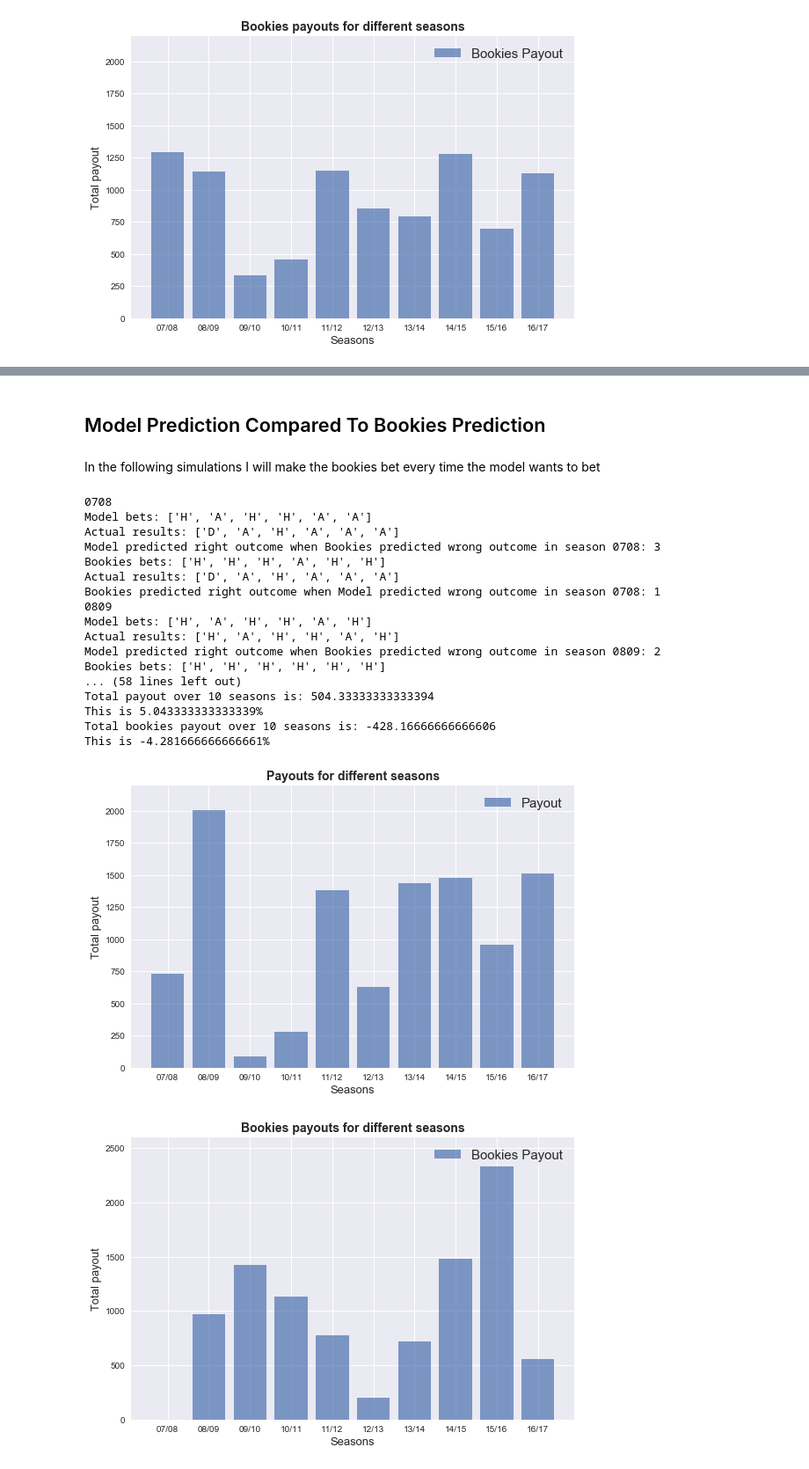
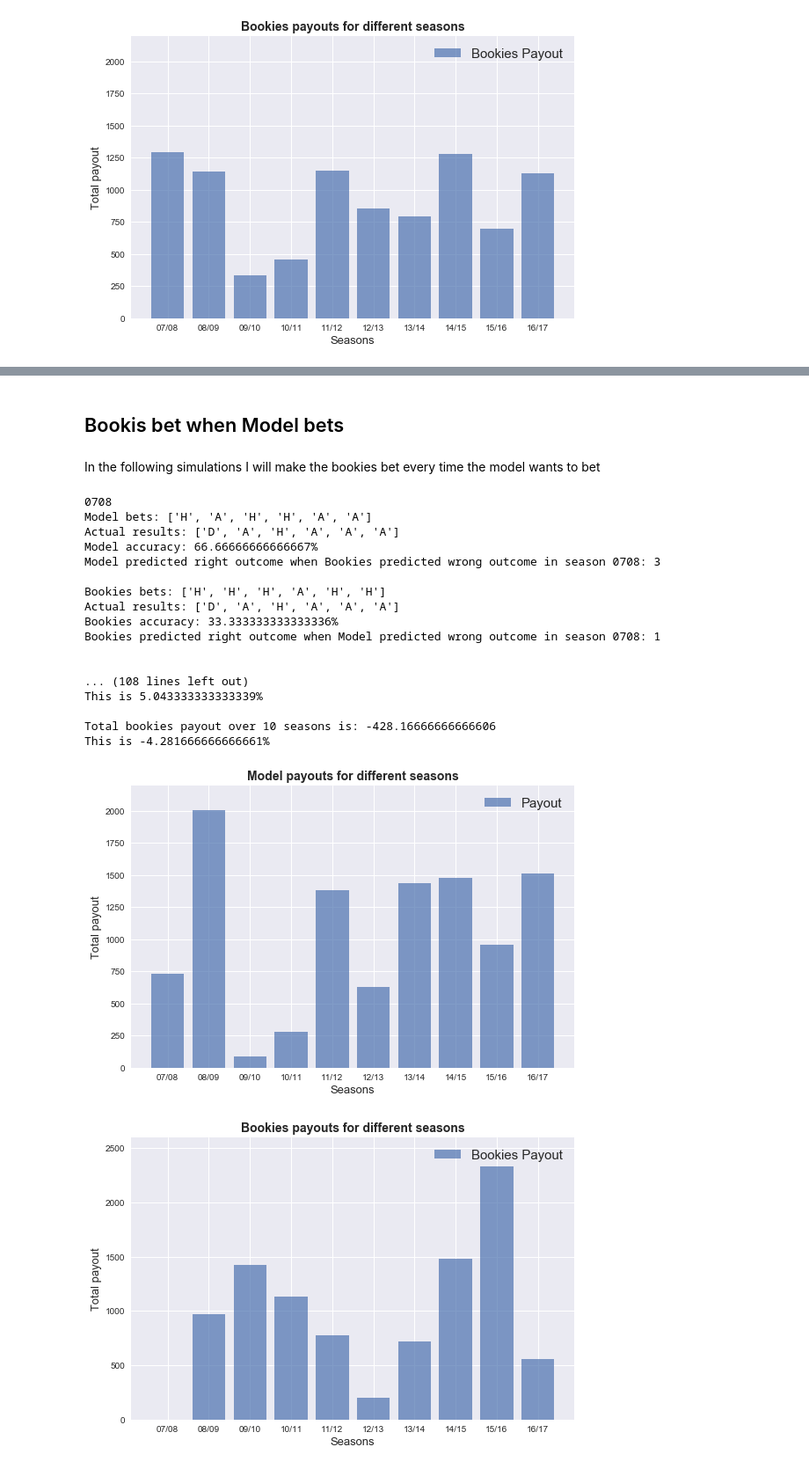
Before and after one commit to AlexBangerl/Applied-Math-Project, a Jupyter notebook: Poisson Prediction Model.ipynb, the cells around one changed output, grey strips where cells are left out. Shown at 88% size. Saved outputs shown, nothing was run; the diff lists cells and outputs as text; code cells hidden in the pictures.

```diff
--- a/Poisson Prediction Model.ipynb
+++ b/Poisson Prediction Model.ipynb
@@ -334,8 +574,0 @@ Total payout for season 1415 is 1480.0 and the win is 48.0%
-# %%
-#simulate last 10 games of season 13/14
-x = 1000
-season = '1314'
-total_payout = simulate(season, x)[0]
-win_percent = ((total_payout / x) - 1)*100
-
-print('Total payout for season {} is {} and the win is {}%'.format(season, total_payout, win_percent))
@@ -346,8 +574,0 @@ Total payout for season 1314 is 1435.0 and the win is 43.50000000000001%
-# %%
-#simulate last 10 games of season 12/13
-x = 1000
-season = '1213'
-total_payout = simulate(season, x)[0]
-win_percent = ((total_payout / x) - 1)*100
-
-print('Total payout for season {} is {} and the win is {}%'.format(season, total_payout, win_percent))
@@ -666,5 +777,5 @@ This is 14.31666666666666%
-# %% [markdown]
-## Model Prediction Compared To Bookies Prediction
+# %% [markdown]
+## Bookis bet when Model bets
 # %% [markdown]
 In the following simulations I will make the bookies bet every time the model wants to bet
 # %%
@@ -719,10 +830,7 @@ def simulate4(season, x):
                 bookies_bets.append('A')
                 bookies_results.append(epl_winner['Winner'][i])
                 bookies_odds.append((float)(epl_odds['B365A'][i]))
-            '''if ((1/epl_odds['B365H'][i]) < (1/epl_odds['B365A'][i]) and epl_winner['Winner'][i] == 'H'):
-                model_wins += 1
-            if ((1/epl_odds['B365H'][i]) < (1/epl_odds['B365A'][i]) and epl_winner['Winner'][i] == 'A'):
-                bookies_wins += 1 '''
+
         elif away_win > 0.55:
             bets.append('A')
             results.append(epl_winner['Winner'][i])
@@ -735,14 +843,14 @@ def simulate4(season, x):
                 bookies_bets.append('A')
                 bookies_results.append(epl_winner['Winner'][i])
                 bookies_odds.append((float)(epl_odds['B365A'][i]))
-            '''if ((1/epl_odds['B365H'][i]) > (1/epl_odds['B365A'][i]) and epl_winner['Winner'][i] == 'A'):
-                model_wins += 1
-            if ((1/epl_odds['B365H'][i]) > (1/epl_odds['B365A'][i]) and epl_winner['Winner'][i] == 'H'):
-                bookies_wins += 1'''
+
+    model_acc = 0
+    bookies_acc = 0
 
     for k in range(0, len(bets)):
         if bets[k] == results[k]:
             payout += (odds[k]*(x/len(bets)))
+            model_acc += 1
             if bookies_bets[k] != results[k]:
                 model_wins += 1
         elif bets[k] != results[k]:
@@ -750,17 +858,22 @@ def simulate4(season, x):
             if bookies_bets[k] == results[k]:
                 bookies_wins += 1
         if bookies_bets[k] == bookies_results[k]:
+            bookies_acc += 1
             bookies_payout += (bookies_odds[k]*(x/len(bookies_bets)))
         elif bookies_bets[k] != bookies_results[k]:
             bookies_payout -= x/len(bookies_bets)
 
-
+    print()
+    print()
     print(season)
     print("Model bets: {}".format(bets))
     print("Actual results: {}".format(results))
+    print("Model accuracy: {}%".format((model_acc*100)/len(bets)))
     print("Model predicted right outcome when Bookies predicted wrong outcome in season {}: {}".format(season,model_wins))
+    print()
     print("Bookies bets: {}".format(bookies_bets))
     print("Actual results: {}".format(bookies_results))
+    print("Bookies accuracy: {}%".format((bookies_acc*100)/len(bookies_bets)))
     print("Bookies predicted right outcome when Model predicted wrong outcome in season {}: {}".format(season,bookies_wins))
 
     return [payout, bookies_payout]
@@ -779,9 +892,10 @@ for i in range(708,1718,101):
         payouts.append(simu[0])
         bookies_payouts.append(simu[1])
 
+print()
 print("Total payout over 10 seasons is: {}".format(np.sum(payouts)-(x*len(payouts))))
 print("This is {}%".format(((np.sum(payouts)-(x*len(payouts)))*100)/(x*len(payouts))))
-
+print()
 print("Total bookies payout over 10 seasons is: {}".format(np.sum(bookies_payouts)-(x*len(bookies_payouts))))
 print("This is {}%".format(((np.sum(bookies_payouts)-(x*len(bookies_payouts)))*100)/(x*len(bookies_payouts))))
 
@@ -789,40 +903,40 @@ x = np.arange(10)
 plt.bar(x, height= payouts, label='Payout', alpha=0.7)
 plt.xticks(x, ['07/08','08/09','09/10','10/11','11/12','12/13','13/14','14/15','15/16','16/17']);
 plt.legend(loc='upper right', fontsize=15)
 plt.xlabel("Seasons",size=13)
 plt.ylabel("Total payout",size=13)
-plt.title("Payouts for different seasons",size=14,fontweight='bold')
+plt.title("Model payouts for different seasons",size=14,fontweight='bold')
 plt.tight_layout()
 plt.ylim(0,2200)
 plt.show()
 
 x = np.arange(10)
 plt.bar(x, height= bookies_payouts, label='Bookies Payout', alpha=0.7)
 plt.xticks(x, ['07/08','08/09','09/10','10/11','11/12','12/13','13/14','14/15','15/16','16/17']);
 plt.legend(loc='upper right', fontsize=15)
 plt.xlabel("Seasons",size=13)
 plt.ylabel("Total payout",size=13)
 plt.title("Bookies payouts for different seasons",size=14,fontweight='bold')
 plt.tight_layout()
 plt.ylim(0,2600)
 plt.show()
 # %% [output]
 0708
 Model bets: ['H', 'A', 'H', 'H', 'A', 'A']
 Actual results: ['D', 'A', 'H', 'A', 'A', 'A']
+Model accuracy: 66.66666666666667%
 Model predicted right outcome when Bookies predicted wrong outcome in season 0708: 3
+
 Bookies bets: ['H', 'H', 'H', 'A', 'H', 'H']
 Actual results: ['D', 'A', 'H', 'A', 'A', 'A']
+Bookies accuracy: 33.333333333333336%
 Bookies predicted right outcome when Model predicted wrong outcome in season 0708: 1
-0809
-Model bets: ['H', 'A', 'H', 'H', 'A', 'H']
-Actual results: ['H', 'A', 'H', 'H', 'A', 'H']
-Model predicted right outcome when Bookies predicted wrong outcome in season 0809: 2
-Bookies bets: ['H', 'H', 'H', 'H', 'H', 'H']
-... (58 lines left out)
-Total payout over 10 seasons is: 504.33333333333394
+
+
+... (108 lines left out)
 This is 5.043333333333339%
+
 Total bookies payout over 10 seasons is: -428.16666666666606
 This is -4.281666666666661%
-[figure, old version]
+[figure, new version]
 [figure]
```
Also changed, not shown: parts of 40 cells of this notebook.
